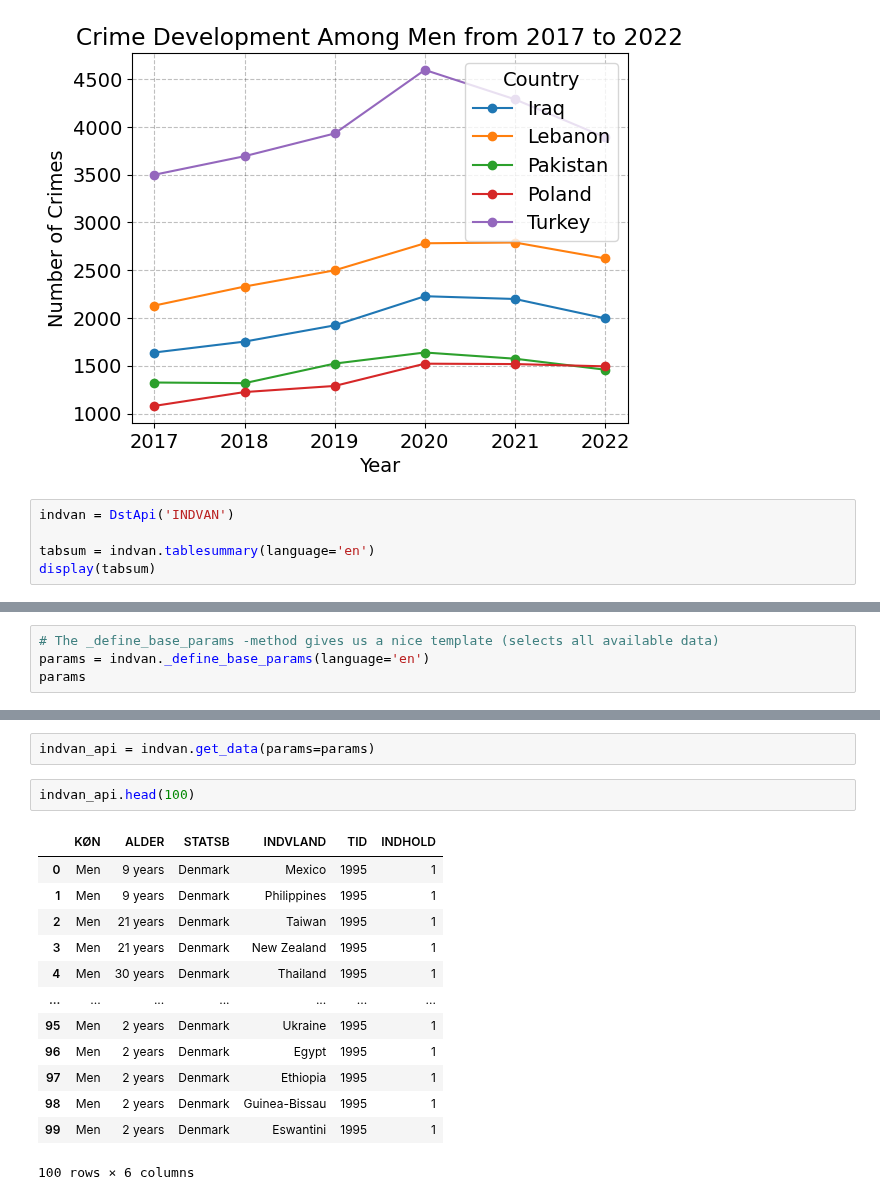
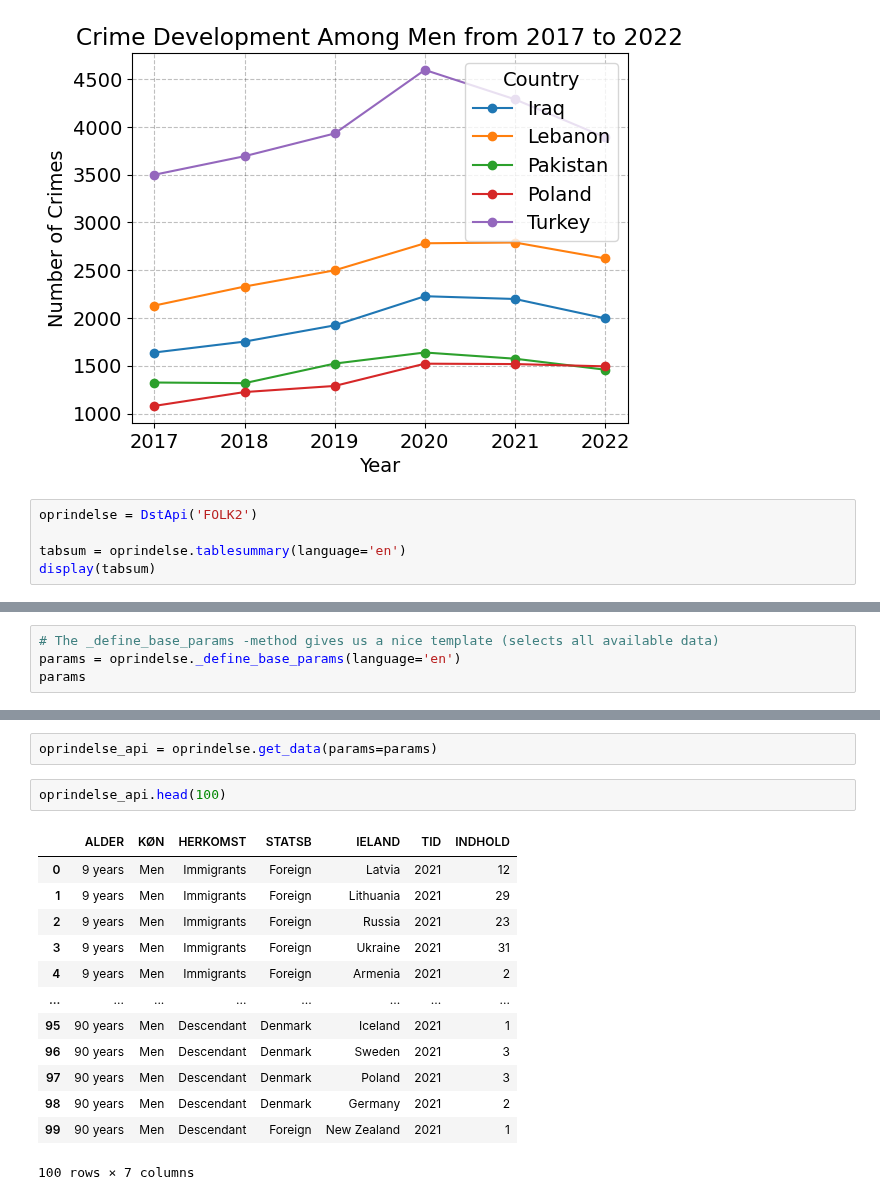
Before and after one commit to NumEconCopenhagen/projects-2024-malik-og-mads, a Jupyter notebook: dataproject/dataproject.ipynb, the cells around one changed output, grey strips where cells are left out. Drawn from its saved outputs; the diff is of its cells as text.

```diff
--- a/dataproject/dataproject.ipynb
+++ b/dataproject/dataproject.ipynb
@@ -286,8 +283,8 @@ plot_crime_development('Men')  # Default display
 <Figure size 1000x600 with 0 Axes>
 [figure]
 # %%
-indvan = DstApi('INDVAN')
+oprindelse = DstApi('FOLK2')
 
-tabsum = indvan.tablesummary(language='en')
+tabsum = oprindelse.tablesummary(language='en')
 display(tabsum)
 # %% [output]
@@ -302,5 +300,5 @@ Last update: 2024-02-12T08:00:00
 # %%
 # The _define_base_params -method gives us a nice template (selects all available data)
-params = indvan._define_base_params(language='en')
+params = oprindelse._define_base_params(language='en')
 params
 # %% [output]
@@ -315,18 +328,18 @@ params
 # %%
-indvan_api = indvan.get_data(params=params)
+oprindelse_api = oprindelse.get_data(params=params)
 # %%
-indvan_api.head(100)
+oprindelse_api.head(100)
 # %% [output]
-|  | KØN | ALDER | STATSB | INDVLAND | TID | INDHOLD |
-| 0 | Men | 9 years | Denmark | Mexico | 1995 | 1 |
-| 1 | Men | 9 years | Denmark | Philippines | 1995 | 1 |
-| 2 | Men | 21 years | Denmark | Taiwan | 1995 | 1 |
-| 3 | Men | 21 years | Denmark | New Zealand | 1995 | 1 |
-| 4 | Men | 30 years | Denmark | Thailand | 1995 | 1 |
-| ... | ... | ... | ... | ... | ... | ... |
-| 95 | Men | 2 years | Denmark | Ukraine | 1995 | 1 |
-| 96 | Men | 2 years | Denmark | Egypt | 1995 | 1 |
-| 97 | Men | 2 years | Denmark | Ethiopia | 1995 | 1 |
-| 98 | Men | 2 years | Denmark | Guinea-Bissau | 1995 | 1 |
-| 99 | Men | 2 years | Denmark | Eswantini | 1995 | 1 |
+|  | ALDER | KØN | HERKOMST | STATSB | IELAND | TID | INDHOLD |
+| 0 | 9 years | Men | Immigrants | Foreign | Latvia | 2021 | 12 |
+| 1 | 9 years | Men | Immigrants | Foreign | Lithuania | 2021 | 29 |
+| 2 | 9 years | Men | Immigrants | Foreign | Russia | 2021 | 23 |
+| 3 | 9 years | Men | Immigrants | Foreign | Ukraine | 2021 | 31 |
+| 4 | 9 years | Men | Immigrants | Foreign | Armenia | 2021 | 2 |
+| ... | ... | ... | ... | ... | ... | ... | ... |
+| 95 | 90 years | Men | Descendant | Denmark | Iceland | 2021 | 1 |
+| 96 | 90 years | Men | Descendant | Denmark | Sweden | 2021 | 3 |
+| 97 | 90 years | Men | Descendant | Denmark | Poland | 2021 | 3 |
+| 98 | 90 years | Men | Descendant | Denmark | Germany | 2021 | 2 |
+| 99 | 90 years | Men | Descendant | Foreign | New Zealand | 2021 | 1 |
-100 rows × 6 columns
+100 rows × 7 columns
```
Also changed, not shown: parts of 9 cells of this notebook.
